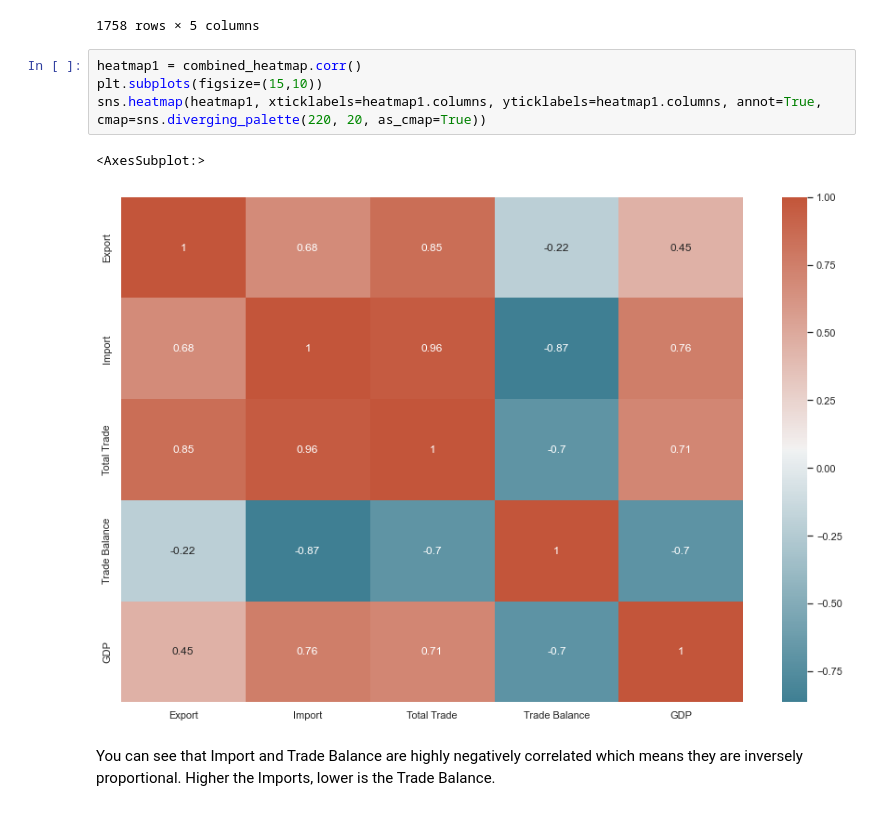
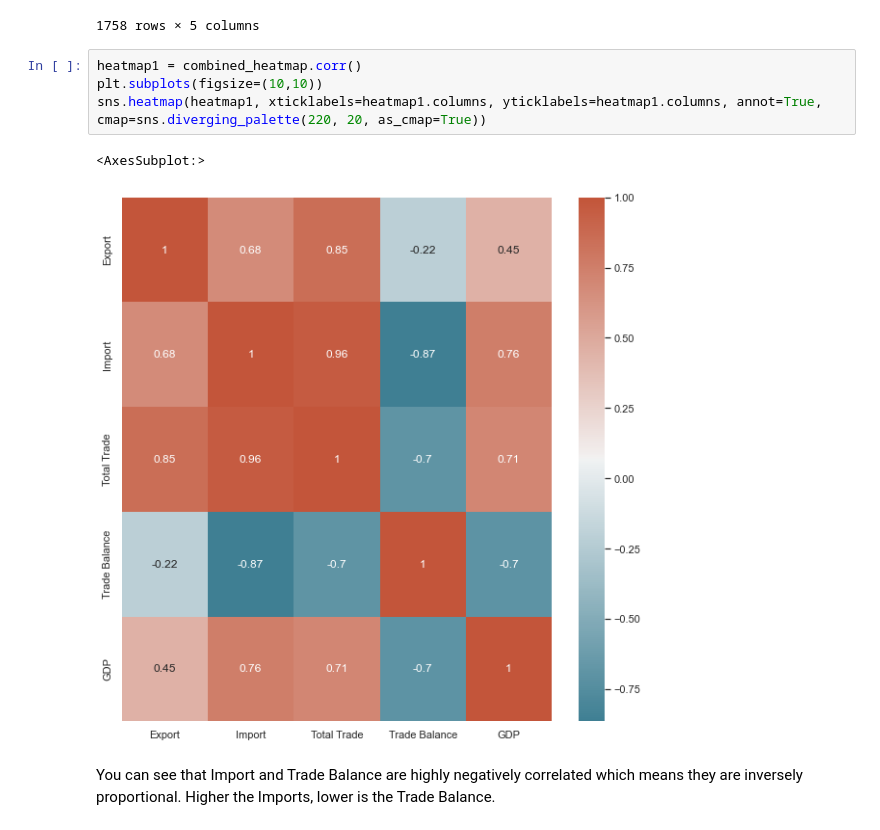
Before and after one commit to Nuka-Rishitha/2022Spring_Finals, a Jupyter notebook: NukaRishitha-AayushaSheregar-FinalProject1 (1).ipynb, the cells around one changed output. Saved outputs shown, nothing was run; the diff lists cells and outputs as text.

Commit message:
Updated heatmap

```diff
--- a/NukaRishitha-AayushaSheregar-FinalProject1 (1).ipynb
+++ b/NukaRishitha-AayushaSheregar-FinalProject1 (1).ipynb
@@ -695,10 +695,10 @@ combined_heatmap
 1758 rows × 5 columns
 # %%
 heatmap1 = combined_heatmap.corr()
-plt.subplots(figsize=(15,10))
+plt.subplots(figsize=(10,10))
 sns.heatmap(heatmap1, xticklabels=heatmap1.columns, yticklabels=heatmap1.columns, annot=True, cmap=sns.diverging_palette(220, 20, as_cmap=True))
 # %% [output]
 <AxesSubplot:>
-[figure, old version]
+[figure, new version]
 # %% [markdown]
 You can see that Import and Trade Balance are highly negatively correlated which means they are inversely proportional. Higher the Imports, lower is the Trade Balance.
```
